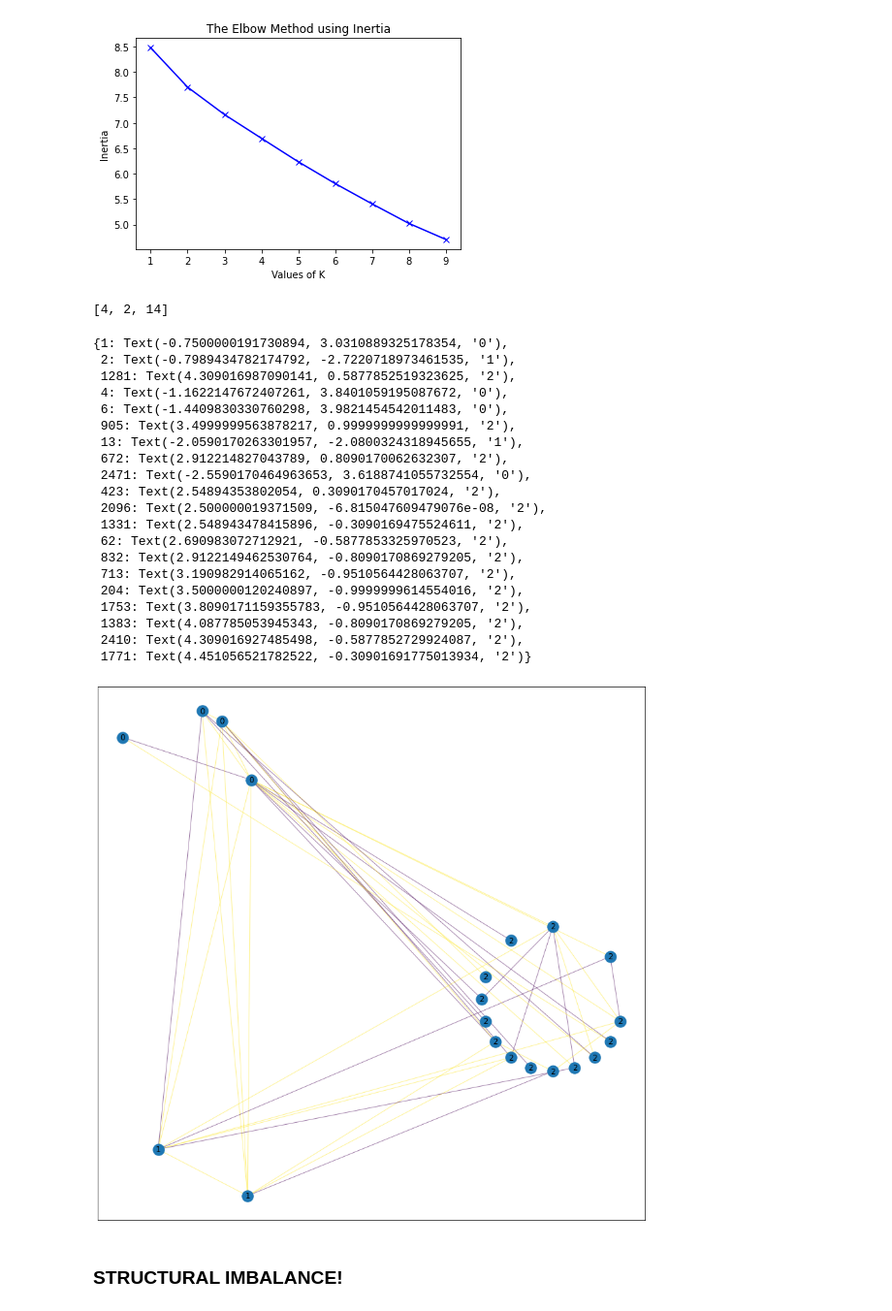
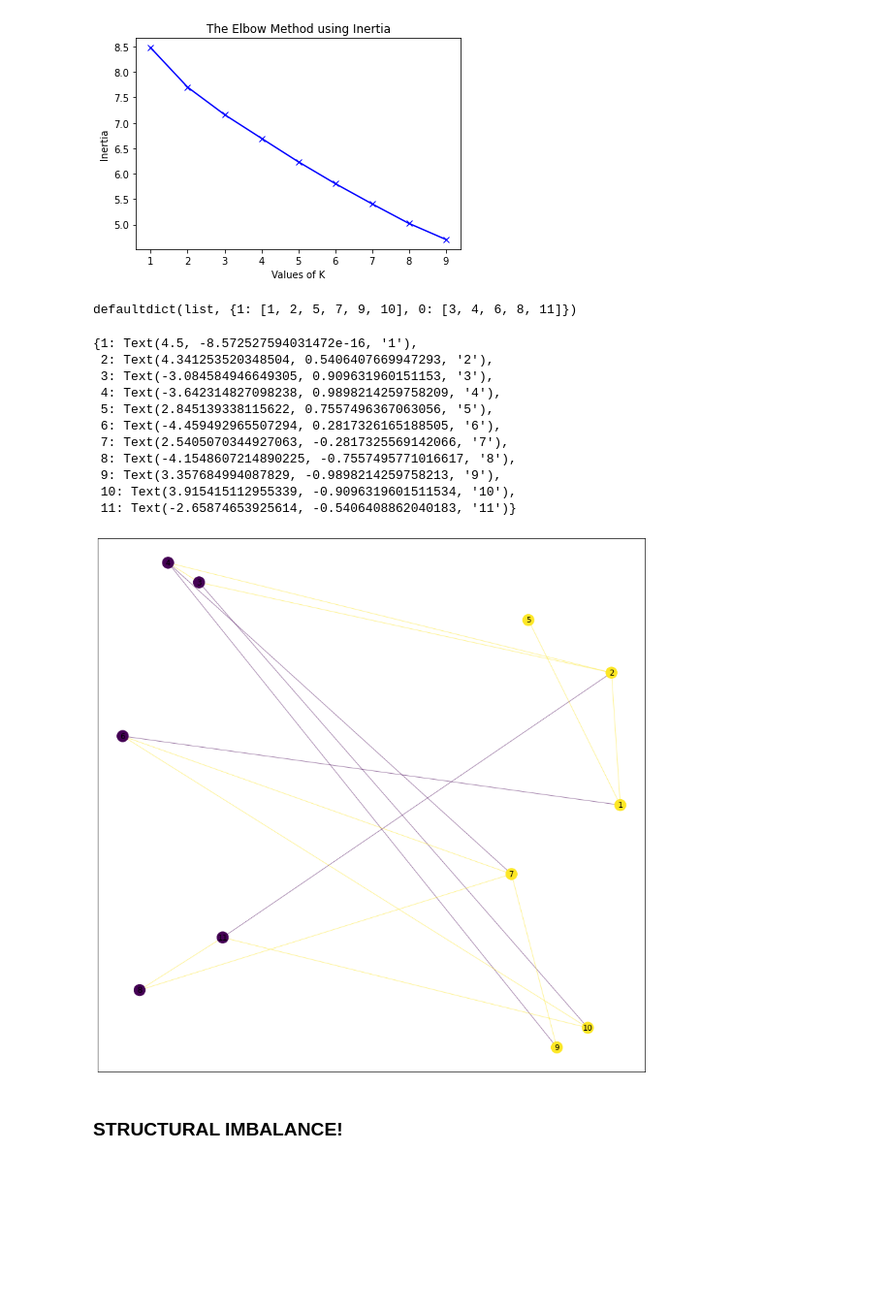
Before and after one commit to Harshp1802/signed_networks, a Jupyter notebook: Spectral_Clustering.ipynb, the cells around one changed output. Shown at 97% size. Cells and saved outputs as stored; diff of their text form; code cells hidden in the pictures; blank space fills up the shorter version.

Commit message:
test_network added

```diff
--- a/Spectral_Clustering.ipynb
+++ b/Spectral_Clustering.ipynb
@@ -125,5 +136,5 @@ matrix([[ 1.        , -0.1451908 , -0.06019293, -0.13809204, -0.13355611,
 # %%
-k = 3
+k = 2
 # %%
 e, v = np.linalg.eig(L)
 mapp = dict(zip(e,v))
@@ -193,8 +204,9 @@ for i in range(len(list(H.nodes))):
 #     pos[ea] *= new_r
 # %%
 [len(dic[i]) for i in dic.keys()]
+dic
 # %% [output]
-[4, 2, 14]
+defaultdict(list, {1: [1, 2, 5, 7, 9, 10], 0: [3, 4, 6, 8, 11]})
 # %%
 colos = list((np.array(list(nx.get_edge_attributes(H,"Weight").values()) ) > 0).astype(int))
 # %%
@@ -221,32 +233,24 @@ for ea in pos.keys():
 # %%
 plt.figure(figsize = (15,15))
 # plt.xlim(-(r*len(dic.keys()) + r),r*len(dic.keys()) + r + 10)
 # plt.ylim(-(r*len(dic.keys()) + r),r*len(dic.keys()) + r + 10)
-nx.draw_networkx_nodes(H, pos = pos)
+nx.draw_networkx_nodes(H, pos = pos, node_color = list(km.labels_))
 nx.draw_networkx_edges(H, pos = pos, width=1.0, alpha=0.5, edge_color = colos)# edge_cmap = plt.cm.RdBu
-nx.draw_networkx_labels(H, labels = dict(zip(list(H.nodes), km.labels_)), pos = pos)
+# nx.draw_networkx_labels(H, labels = dict(zip(list(H.nodes), km.labels_)), pos = pos)
+nx.draw_networkx_labels(H, labels = dict(zip(list(H.nodes), list(H.nodes))), pos = pos)
 # %% [output]
-{1: Text(-0.7500000191730894, 3.0310889325178354, '0'),
- 2: Text(-0.7989434782174792, -2.7220718973461535, '1'),
- 1281: Text(4.309016987090141, 0.5877852519323625, '2'),
- 4: Text(-1.1622147672407261, 3.8401059195087672, '0'),
- 6: Text(-1.4409830330760298, 3.9821454542011483, '0'),
- 905: Text(3.4999999563878217, 0.9999999999999991, '2'),
- 13: Text(-2.0590170263301957, -2.0800324318945655, '1'),
- 672: Text(2.912214827043789, 0.8090170062632307, '2'),
- 2471: Text(-2.5590170464963653, 3.6188741055732554, '0'),
- 423: Text(2.54894353802054, 0.3090170457017024, '2'),
- 2096: Text(2.500000019371509, -6.815047609479076e-08, '2'),
- 1331: Text(2.548943478415896, -0.3090169475524611, '2'),
- 62: Text(2.690983072712921, -0.5877853325970523, '2'),
- 832: Text(2.9122149462530764, -0.8090170869279205, '2'),
- 713: Text(3.190982914065162, -0.9510564428063707, '2'),
- 204: Text(3.5000000120240897, -0.9999999614554016, '2'),
- 1753: Text(3.8090171159355783, -0.9510564428063707, '2'),
- 1383: Text(4.087785053945343, -0.8090170869279205, '2'),
- 2410: Text(4.309016927485498, -0.5877852729924087, '2'),
- 1771: Text(4.451056521782522, -0.30901691775013934, '2')}
+{1: Text(4.5, -8.572527594031472e-16, '1'),
+ 2: Text(4.341253520348504, 0.5406407669947293, '2'),
+ 3: Text(-3.084584946649305, 0.909631960151153, '3'),
+ 4: Text(-3.642314827098238, 0.9898214259758209, '4'),
+ 5: Text(2.845139338115622, 0.7557496367063056, '5'),
+ 6: Text(-4.459492965507294, 0.2817326165188505, '6'),
+ 7: Text(2.5405070344927063, -0.2817325569142066, '7'),
+ 8: Text(-4.1548607214890225, -0.7557495771016617, '8'),
+ 9: Text(3.357684994087829, -0.9898214259758213, '9'),
+ 10: Text(3.915415112955339, -0.9096319601511534, '10'),
+ 11: Text(-2.65874653925614, -0.5406408862040183, '11')}
-[figure, old version]
+[figure, new version]
 # %% [markdown]
 ### STRUCTURAL IMBALANCE!
 # %%
```
Also changed, not shown: parts of 7 cells of this notebook.
